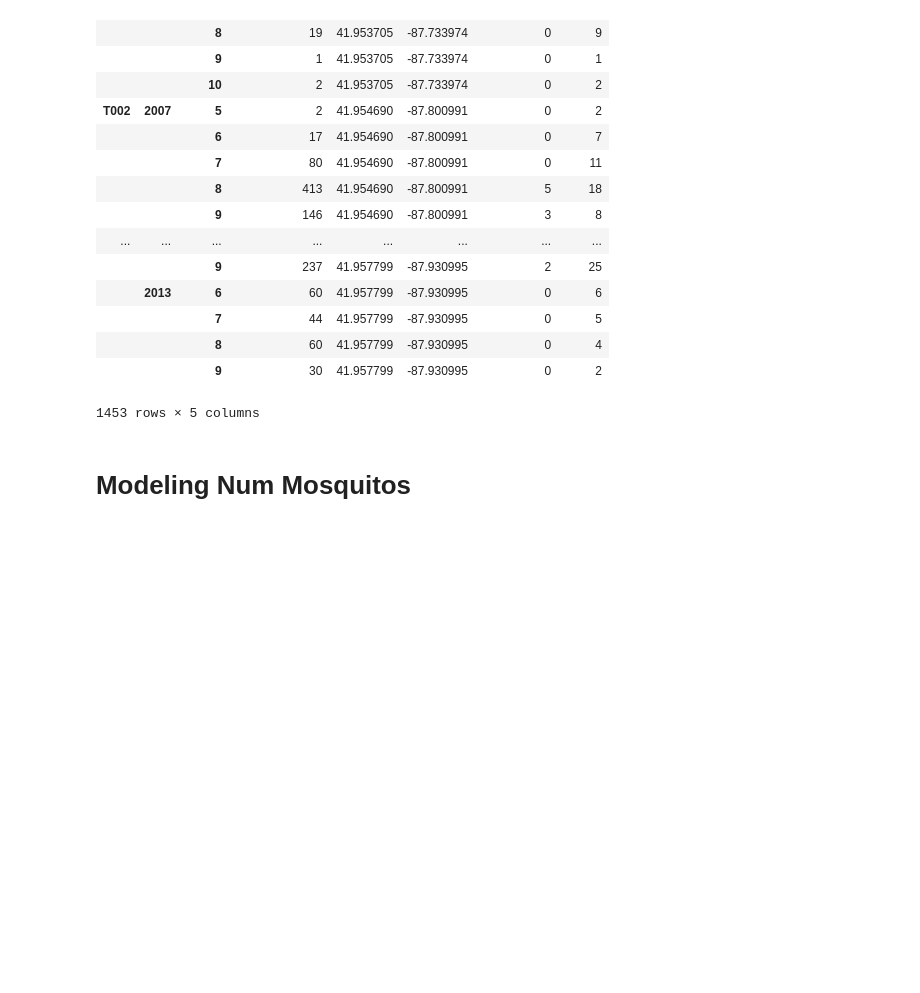
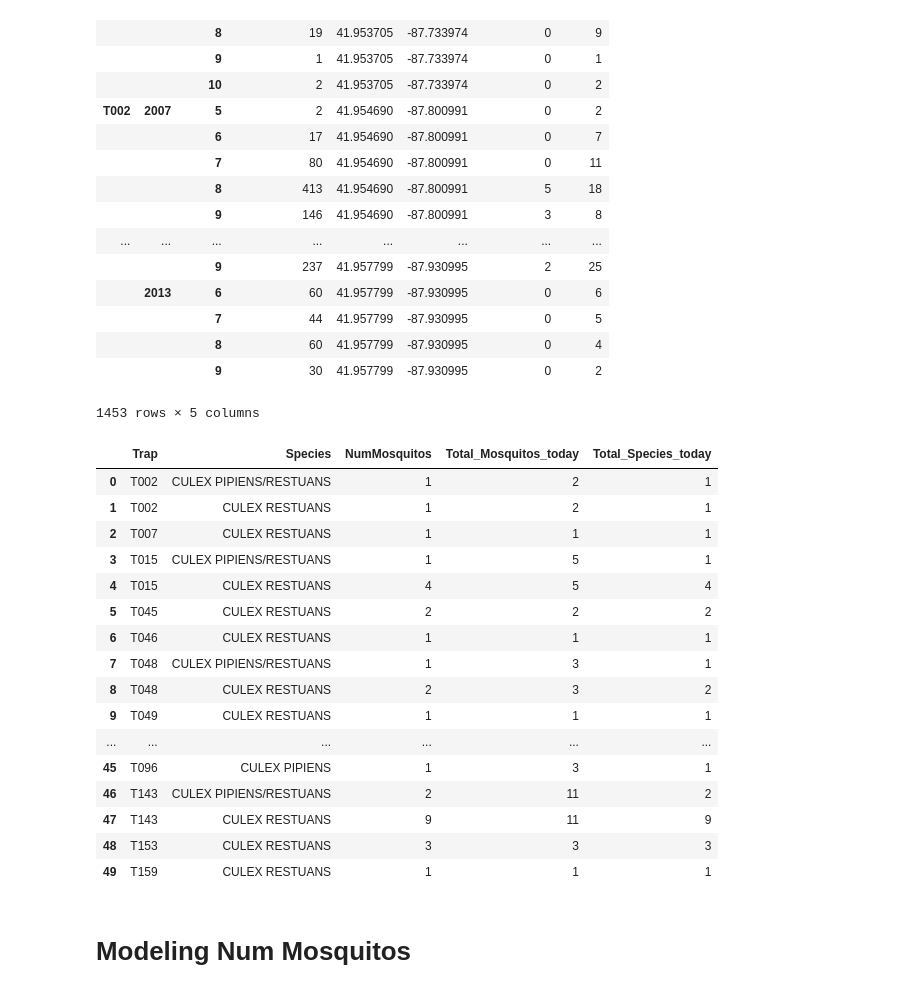
Before and after one commit to austinbrian/skeeter_patrol, a Jupyter notebook: code/BDA-eda.ipynb, the cells around one changed output. Drawn from its saved outputs; the diff is of its cells as text; code cells hidden in the pictures; blank space fills up the shorter version.

```diff
--- a/code/BDA-eda.ipynb
+++ b/code/BDA-eda.ipynb
@@ -5,4 +5,9 @@ u'/Users/austinbrian/dev/skeeter_patrol/code'
 # %%
 import pandas as pd
 import numpy as np
+# %%
+train = pd.read_csv('../data/input/train.csv')
+train.Date = pd.to_datetime(train.Date)
+train['year']=pd.DatetimeIndex(train.Date).year
+train['month']=pd.DatetimeIndex(train.Date).month
 # %%
@@ -273,6 +267,29 @@ train.groupby(['Trap','year','month']).agg({'NumMosquitos':sum,'WnvPresent':sum,
 |  |  | 8 | 60 | 41.957799 | -87.930995 | 0 | 4 |
 |  |  | 9 | 30 | 41.957799 | -87.930995 | 0 | 2 |
 1453 rows × 5 columns
+# %%
+train['Total_Mosquitos_today'] = train.groupby(['Trap','Date'])['NumMosquitos'].transform('sum')
+train['Total_Species_today'] = train.groupby(['Trap','Date','Species'])['NumMosquitos'].transform('sum')
+# %%
+train[['Trap','Species','NumMosquitos','Total_Mosquitos_today','Total_Species_today']].head(50)
+# %% [output]
+|  | Trap | Species | NumMosquitos | Total_Mosquitos_today | Total_Species_today |
+| 0 | T002 | CULEX PIPIENS/RESTUANS | 1 | 2 | 1 |
+| 1 | T002 | CULEX RESTUANS | 1 | 2 | 1 |
+| 2 | T007 | CULEX RESTUANS | 1 | 1 | 1 |
+| 3 | T015 | CULEX PIPIENS/RESTUANS | 1 | 5 | 1 |
+| 4 | T015 | CULEX RESTUANS | 4 | 5 | 4 |
+| 5 | T045 | CULEX RESTUANS | 2 | 2 | 2 |
+| 6 | T046 | CULEX RESTUANS | 1 | 1 | 1 |
+| 7 | T048 | CULEX PIPIENS/RESTUANS | 1 | 3 | 1 |
+| 8 | T048 | CULEX RESTUANS | 2 | 3 | 2 |
+| 9 | T049 | CULEX RESTUANS | 1 | 1 | 1 |
+| ... | ... | ... | ... | ... | ... |
+| 45 | T096 | CULEX PIPIENS | 1 | 3 | 1 |
+| 46 | T143 | CULEX PIPIENS/RESTUANS | 2 | 11 | 2 |
+| 47 | T143 | CULEX RESTUANS | 9 | 11 | 9 |
+| 48 | T153 | CULEX RESTUANS | 3 | 3 | 3 |
+| 49 | T159 | CULEX RESTUANS | 1 | 1 | 1 |
 # %%
 date_train = pd.DataFrame(train.groupby(['Trap','year','month']).agg({'NumMosquitos':sum,'WnvPresent':sum,'month':'count','Latitude':np.mean,'Longitude':np.mean}))
 # %%
```
Also changed, not shown: parts of 57 cells of this notebook, 1 other file.
